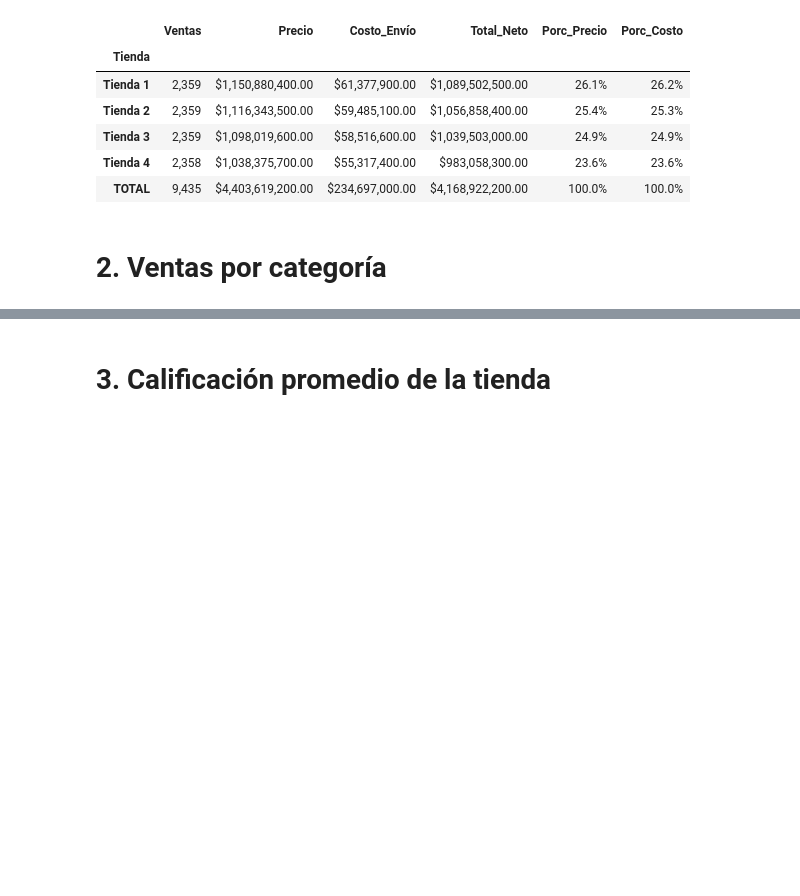
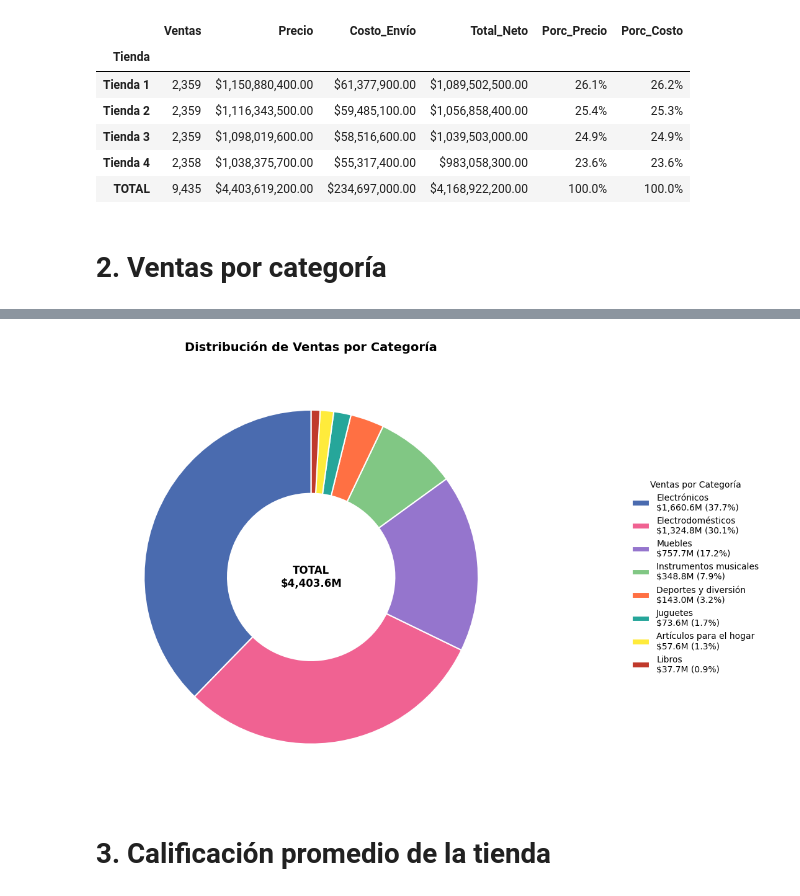
Before and after one commit to r2x4/01_challenge_data_science, a Jupyter notebook: AluraStoreLatam.ipynb, the cells around one changed output, grey strips where cells are left out. Saved outputs shown, nothing was run; the diff lists cells and outputs as text; code cells hidden in the pictures; blank space fills up the shorter version.

```diff
--- a/AluraStoreLatam.ipynb
+++ b/AluraStoreLatam.ipynb
@@ -201,2 +240,47 @@ ANÁLISIS POR TIENDAS (CON VENTAS)
+# %%
+plt.figure(figsize=(10, 8))
+
+porcentajes = ventas_ordenadas['Ingresos_Totales_Num'] / ventas_ordenadas['Ingresos_Totales_Num'].sum() * 100
+
+wedges = plt.pie(
+    ventas_ordenadas['Ingresos_Totales_Num'],
+    labels=None,
+    startangle=90,
+    colors=['#4a6baf','#f06292','#9575cd','#81c784','#ff7043', '#26a69a', '#ffeb3b', '#c0392b'],
+    wedgeprops={'width':0.5, 'edgecolor':'white', 'linewidth':1.5},
+    pctdistance=0.85
+)[0]
+
+centre_circle = plt.Circle((0,0), 0.2, color='white')
+plt.gca().add_artist(centre_circle)
+
+legend_labels = [
+    f"{cat}\n${val/1000000:,.1f}M ({pct:.1f}%)"
+    for cat, val, pct in zip(
+        ventas_ordenadas['Categoría del Producto'],
+        ventas_ordenadas['Ingresos_Totales_Num'],
+        porcentajes
+    )
+]
+
+plt.legend(
+    wedges,
+    legend_labels,
+    title="Ventas por Categoría",
+    loc="center left",
+    bbox_to_anchor=(1.25, 0.5),
+    fontsize=10,
+    frameon=False
+)
+
+
+plt.text(0, 0, f"TOTAL\n${ventas_ordenadas['Ingresos_Totales_Num'].sum()/1000000:,.1f}M",
+         ha='center', va='center', fontsize=12, fontweight='bold')
+
+plt.title('Distribución de Ventas por Categoría', pad=20, fontsize=14, fontweight='bold')
+plt.tight_layout()
+plt.show()
+# %% [output]
+[figure, added]
 # %% [markdown]
 # 3. Calificación promedio de la tienda
```
Also changed, not shown: parts of 3 cells of this notebook.
